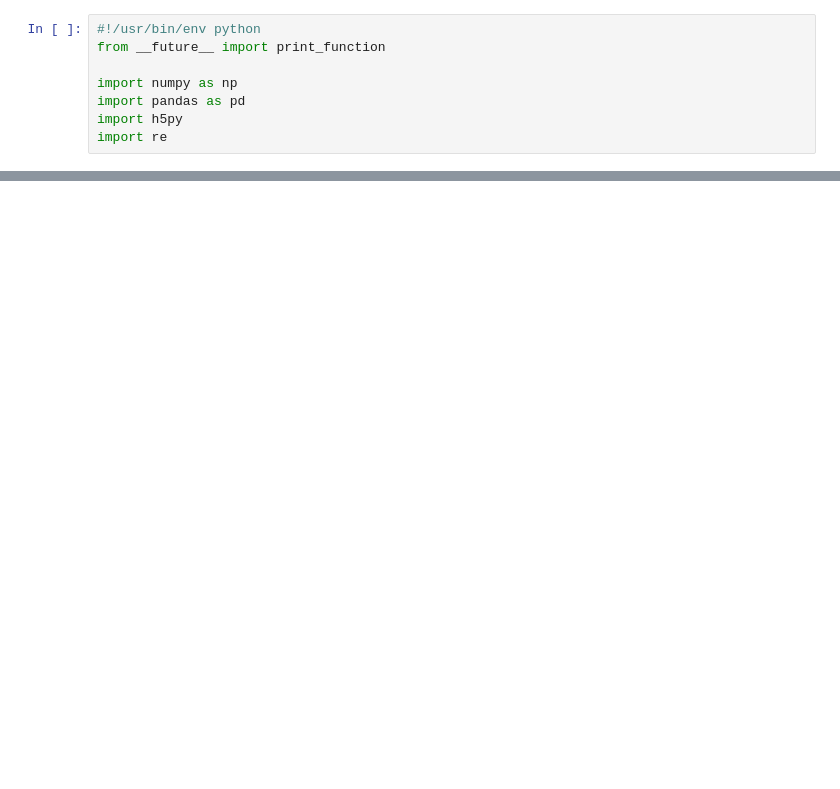
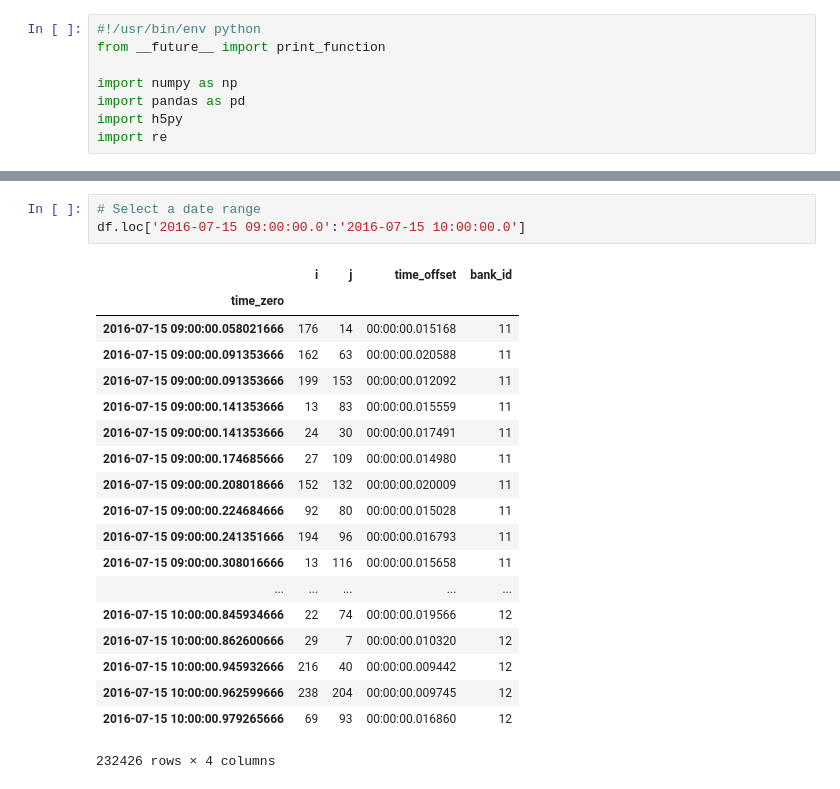
Before and after one commit to ricleal/PythonCode, a Jupyter notebook: Pandas/Mandi_event_filtering.ipynb, the cells around one changed output, grey strips where cells are left out. Drawn from its saved outputs; the diff is of its cells as text; blank space fills up the shorter version.

```diff
--- a/Pandas/Mandi_event_filtering.ipynb
+++ b/Pandas/Mandi_event_filtering.ipynb
@@ -149,0 +187,23 @@ df
+# %%
+# Select a date range
+df.loc['2016-07-15 09:00:00.0':'2016-07-15 10:00:00.0']
+# %% [output]
+|  | i | j | time_offset | bank_id |
+| time_zero |  |  |  |  |
+| 2016-07-15 09:00:00.058021666 | 176 | 14 | 00:00:00.015168 | 11 |
+| 2016-07-15 09:00:00.091353666 | 162 | 63 | 00:00:00.020588 | 11 |
+| 2016-07-15 09:00:00.091353666 | 199 | 153 | 00:00:00.012092 | 11 |
+| 2016-07-15 09:00:00.141353666 | 13 | 83 | 00:00:00.015559 | 11 |
+| 2016-07-15 09:00:00.141353666 | 24 | 30 | 00:00:00.017491 | 11 |
+| 2016-07-15 09:00:00.174685666 | 27 | 109 | 00:00:00.014980 | 11 |
+| 2016-07-15 09:00:00.208018666 | 152 | 132 | 00:00:00.020009 | 11 |
+| 2016-07-15 09:00:00.224684666 | 92 | 80 | 00:00:00.015028 | 11 |
+| 2016-07-15 09:00:00.241351666 | 194 | 96 | 00:00:00.016793 | 11 |
+| 2016-07-15 09:00:00.308016666 | 13 | 116 | 00:00:00.015658 | 11 |
+| ... | ... | ... | ... | ... |
+| 2016-07-15 10:00:00.845934666 | 22 | 74 | 00:00:00.019566 | 12 |
+| 2016-07-15 10:00:00.862600666 | 29 | 7 | 00:00:00.010320 | 12 |
+| 2016-07-15 10:00:00.945932666 | 216 | 40 | 00:00:00.009442 | 12 |
+| 2016-07-15 10:00:00.962599666 | 238 | 204 | 00:00:00.009745 | 12 |
+| 2016-07-15 10:00:00.979265666 | 69 | 93 | 00:00:00.016860 | 12 |
+232426 rows × 4 columns
```
Also changed, not shown: parts of 8 cells of this notebook, 1 other file.
